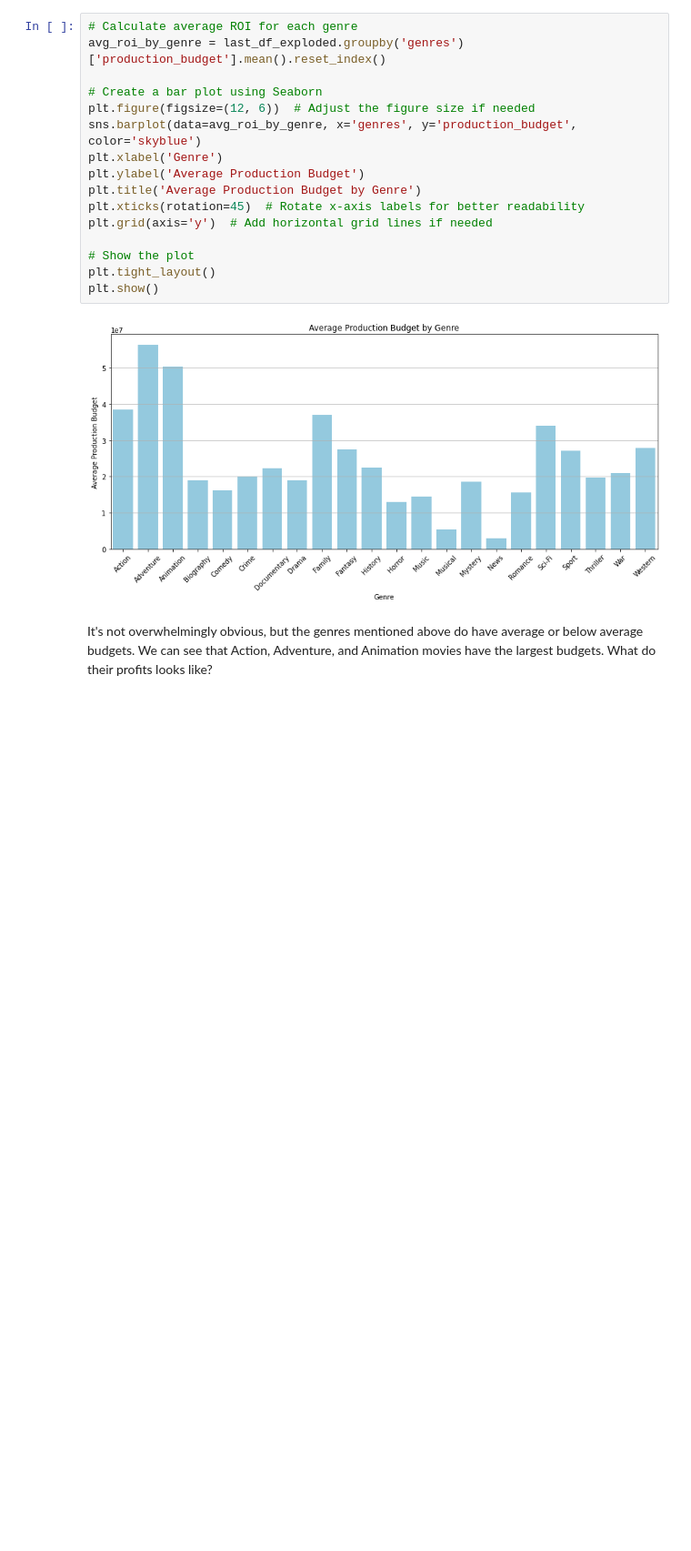
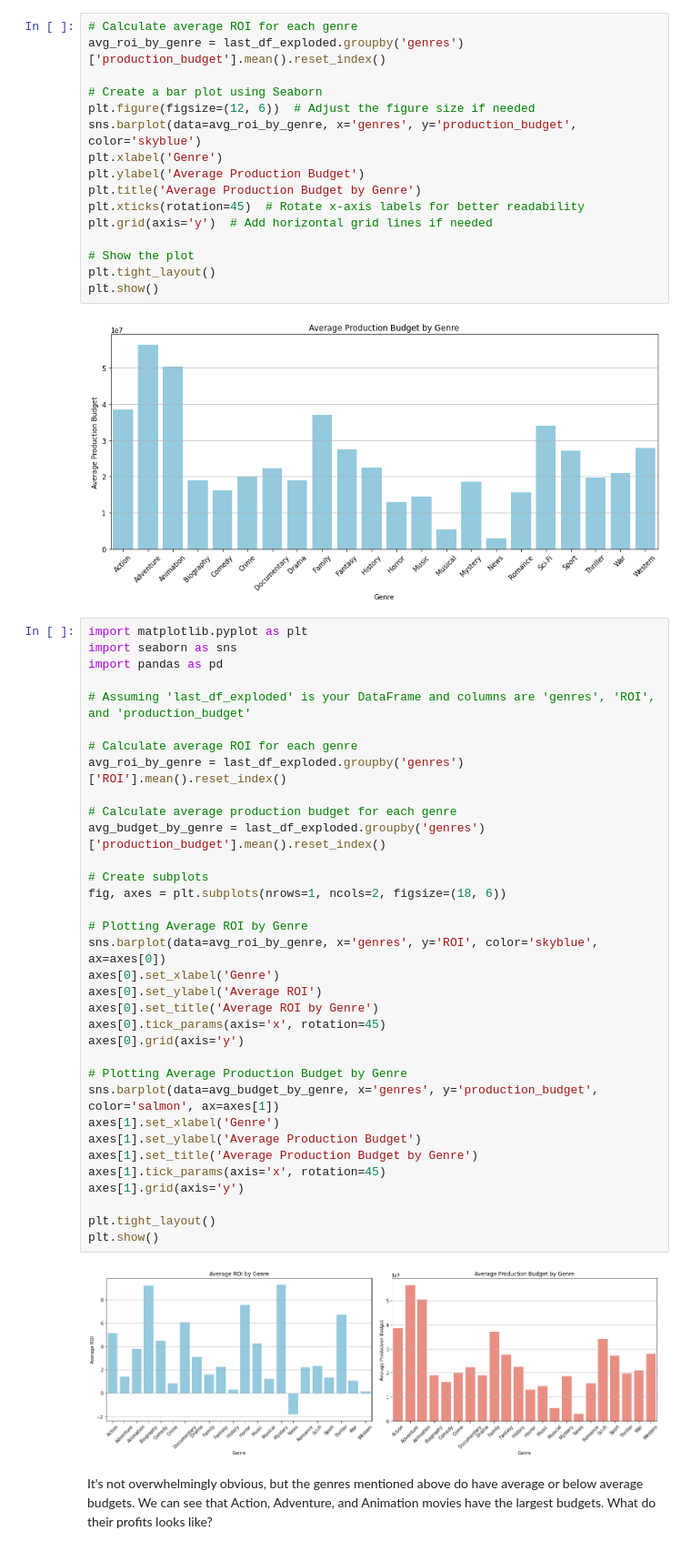
Before and after one commit to byrdwcrawford/Phase-2-Project, a Jupyter notebook: notebook.ipynb, the cells around one changed output. Shown at 91% size. Cells and saved outputs as stored; diff of their text form; blank space fills up the shorter version.

```diff
--- a/notebook.ipynb
+++ b/notebook.ipynb
@@ -1987,6 +1987,42 @@ plt.tight_layout()
 plt.show()
 # %% [output]
 [figure]
+# %%
+import matplotlib.pyplot as plt
+import seaborn as sns
+import pandas as pd
+
+# Assuming 'last_df_exploded' is your DataFrame and columns are 'genres', 'ROI', and 'production_budget'
+
+# Calculate average ROI for each genre
+avg_roi_by_genre = last_df_exploded.groupby('genres')['ROI'].mean().reset_index()
+
+# Calculate average production budget for each genre
+avg_budget_by_genre = last_df_exploded.groupby('genres')['production_budget'].mean().reset_index()
+
+# Create subplots
+fig, axes = plt.subplots(nrows=1, ncols=2, figsize=(18, 6))
+
+# Plotting Average ROI by Genre
+sns.barplot(data=avg_roi_by_genre, x='genres', y='ROI', color='skyblue', ax=axes[0])
+axes[0].set_xlabel('Genre')
+axes[0].set_ylabel('Average ROI')
+axes[0].set_title('Average ROI by Genre')
+axes[0].tick_params(axis='x', rotation=45)
+axes[0].grid(axis='y')
+
+# Plotting Average Production Budget by Genre
+sns.barplot(data=avg_budget_by_genre, x='genres', y='production_budget', color='salmon', ax=axes[1])
+axes[1].set_xlabel('Genre')
+axes[1].set_ylabel('Average Production Budget')
+axes[1].set_title('Average Production Budget by Genre')
+axes[1].tick_params(axis='x', rotation=45)
+axes[1].grid(axis='y')
+
+plt.tight_layout()
+plt.show()
+# %% [output]
+[figure, added]
 # %% [markdown]
 It's not overwhelmingly obvious, but the genres mentioned above do have average or below average budgets. We can see that Action, Adventure, and Animation movies have the largest budgets.  What do their profits looks like?
 # %%
```
Also changed, not shown: parts of 8 cells of this notebook, 2 other files.
